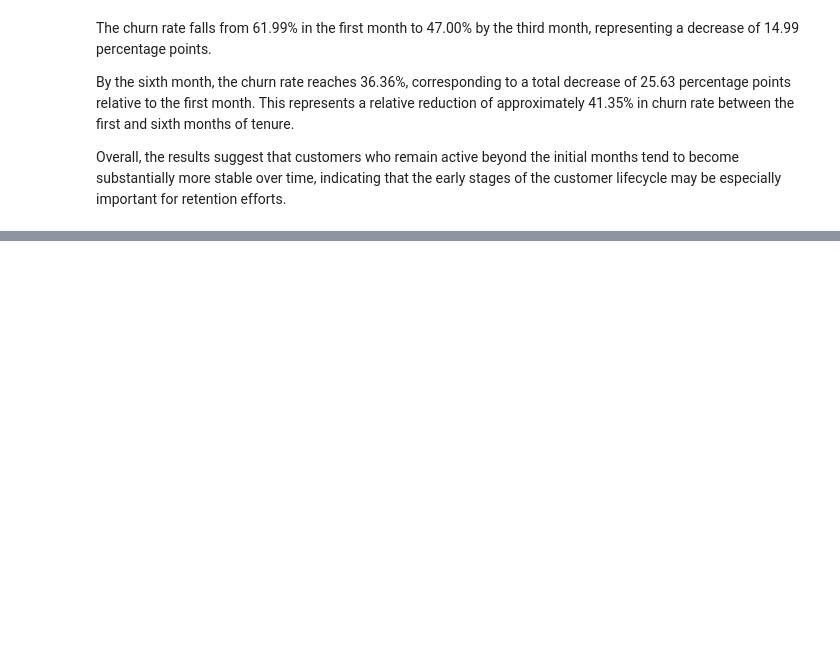
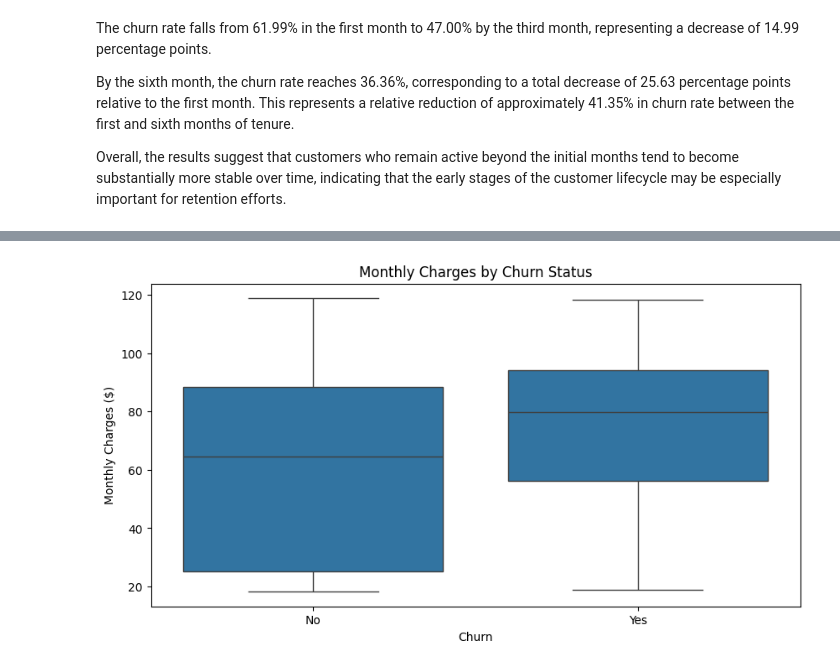
Before and after one commit to Bernardo-G-Cunha/customer-churn-analytics, a Jupyter notebook: notebooks/02_eda.ipynb, the cells around one changed output, grey strips where cells are left out. Saved outputs shown, nothing was run; the diff lists cells and outputs as text; code cells hidden in the pictures; blank space fills up the shorter version.

```diff
--- a/notebooks/02_eda.ipynb
+++ b/notebooks/02_eda.ipynb
@@ -119,0 +215,6 @@ for retention efforts.
+# %%
+from src import plot_box
+
+plot_box(df=df, x="Churn", y="MonthlyCharges", title="Monthly Charges by Churn Status", xlabel="Churn", ylabel="Monthly Charges ($)")
+# %% [output]
+[figure, added]
```
Also changed, not shown: parts of 16 cells of this notebook, 3 other files.
